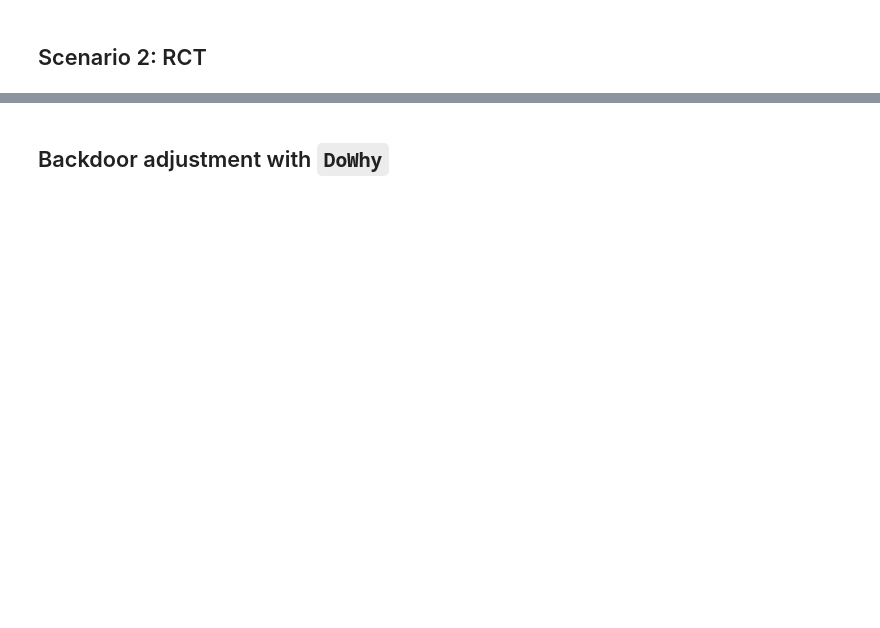
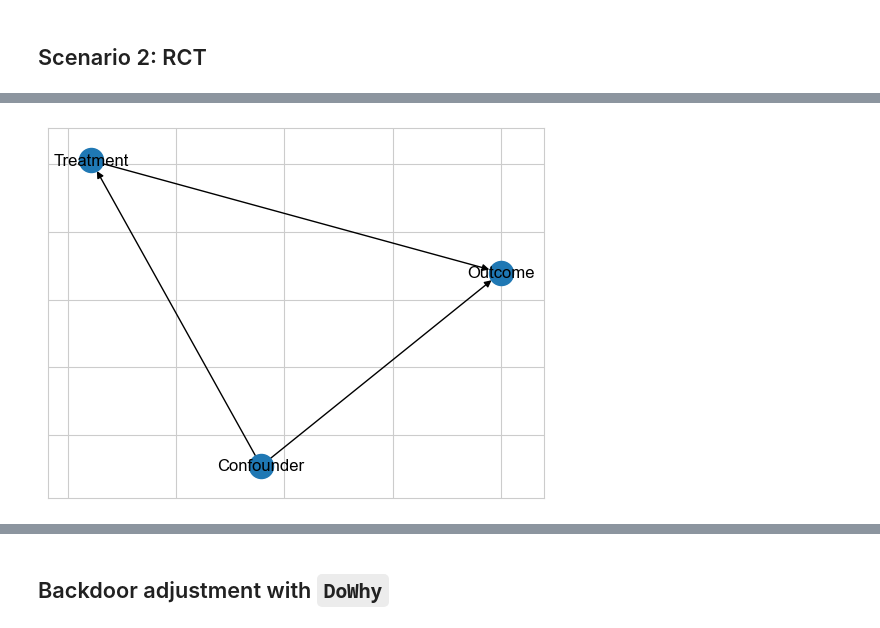
Before and after one commit to lktuan/lktuan.github.io, a Jupyter notebook: assets/20250305_simpson_paradox/simpson_paradox_simulation.ipynb, the cells around one changed output, grey strips where cells are left out. Cells and saved outputs as stored; diff of their text form; code cells hidden in the pictures; blank space fills up the shorter version.

```diff
--- a/assets/20250305_simpson_paradox/simpson_paradox_simulation.ipynb
+++ b/assets/20250305_simpson_paradox/simpson_paradox_simulation.ipynb
@@ -145,0 +238,20 @@ Kết quả thật đẹp. Sếp gợi ý làm thêm mô hình Logistic để t
+# %%
+import networkx as nx
+from dowhy import gcm
+
+# Create a causal graph using networkx and DoWhy's gcm module
+model_obs = gcm.StructuralCausalModel(
+    nx.DiGraph(
+        [
+            ("Confounder", "Treatment"),
+            ("Confounder", "Outcome"),
+            ("Treatment", "Outcome"),
+        ]
+    )
+)
+
+# Visualize the graph (requires matplotlib)
+nx.draw_networkx(model_obs.graph, arrows=True, with_labels=True)
+plt.show()
+# %% [output]
+[figure, added]
```
Also changed, not shown: parts of 25 cells of this notebook, 9 other files.
